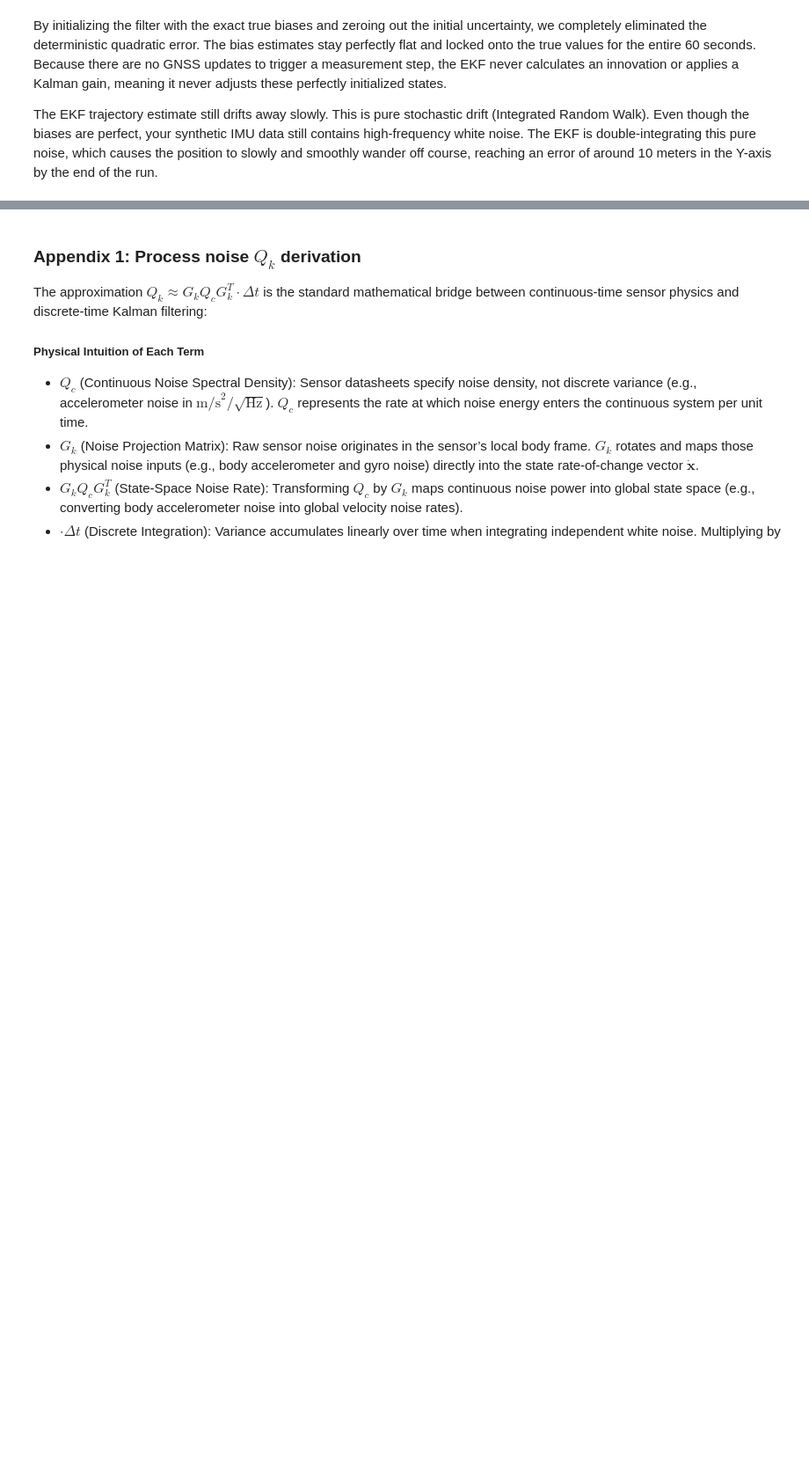
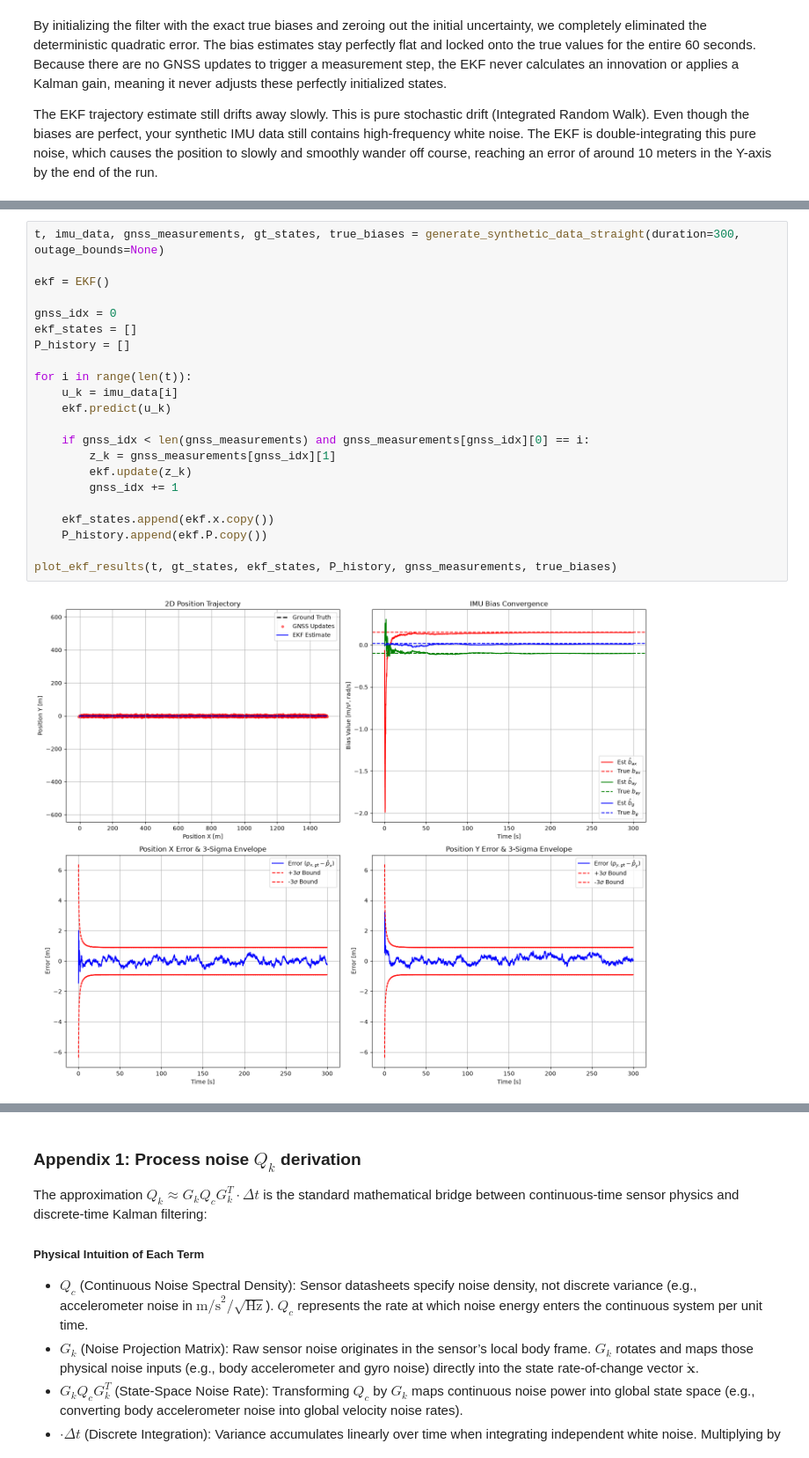
Before and after one commit to soldee/kalman-training, a Jupyter notebook: ekf_sensor_fusion.ipynb, the cells around one changed output, grey strips where cells are left out. Shown at 88% size. Drawn from its saved outputs; the diff is of its cells as text; blank space fills up the shorter version.

Commit message:
2d ekf: added another experiment for bias estimation on straight line driving (partial observability)

```diff
--- a/ekf_sensor_fusion.ipynb
+++ b/ekf_sensor_fusion.ipynb
@@ -620,0 +685,24 @@ The EKF trajectory estimate still drifts away slowly. This is pure stochastic dr
+# %%
+t, imu_data, gnss_measurements, gt_states, true_biases = generate_synthetic_data_straight(duration=300, outage_bounds=None)
+
+ekf = EKF()
+
+gnss_idx = 0
+ekf_states = []
+P_history = []
+
+for i in range(len(t)):
+    u_k = imu_data[i]
+    ekf.predict(u_k)
+
+    if gnss_idx < len(gnss_measurements) and gnss_measurements[gnss_idx][0] == i:
+        z_k = gnss_measurements[gnss_idx][1]
+        ekf.update(z_k)
+        gnss_idx += 1
+
+    ekf_states.append(ekf.x.copy())
+    P_history.append(ekf.P.copy())
+
+plot_ekf_results(t, gt_states, ekf_states, P_history, gnss_measurements, true_biases)
+# %% [output]
+[figure, added]
```
Also changed, not shown: parts of 3 cells of this notebook.
